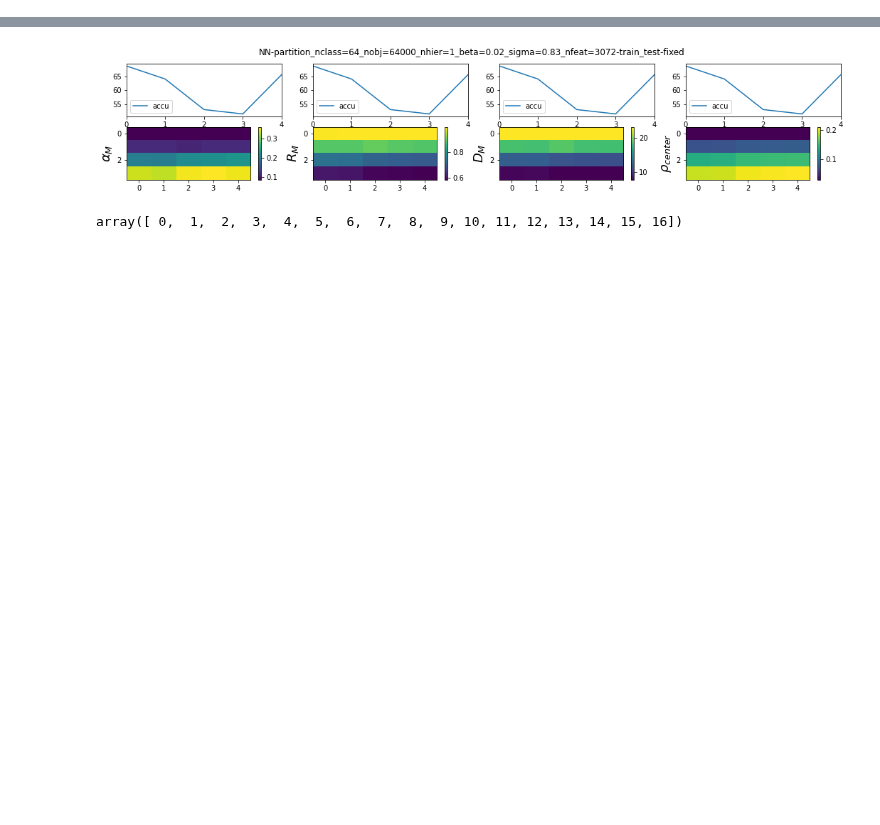
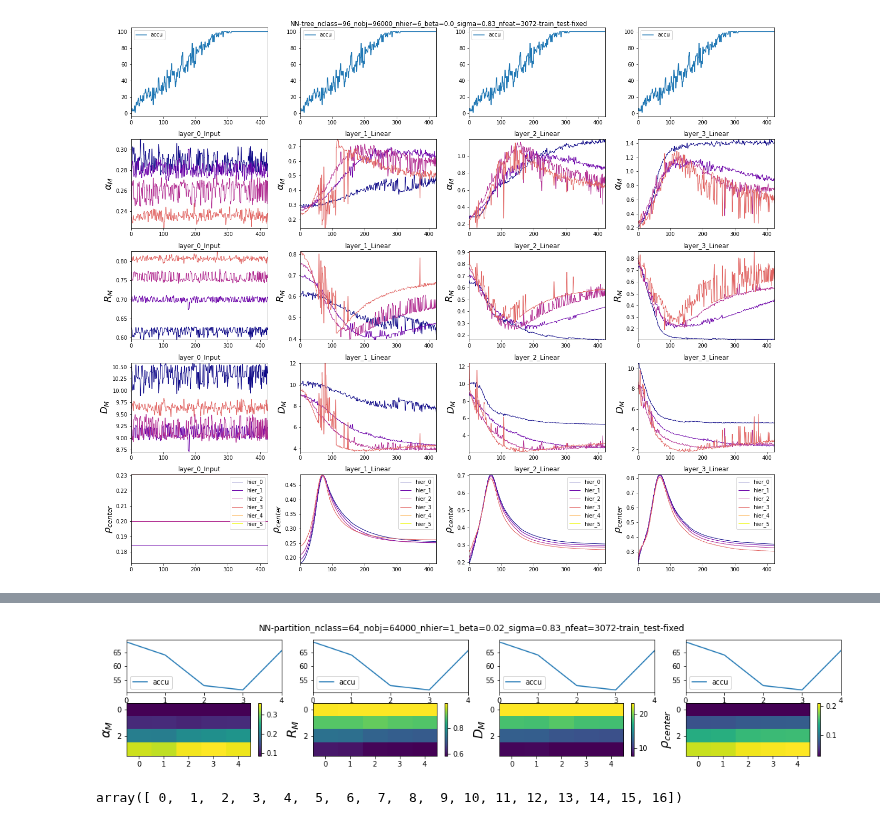
Before and after one commit to eghbalhosseini/neural_manifolds, a Jupyter notebook: manifold_during_training.ipynb, the cells around one changed output, grey strips where cells are left out. Drawn from its saved outputs; the diff is of its cells as text; code cells hidden in the pictures; blank space fills up the shorter version.

```diff
--- a/manifold_during_training.ipynb
+++ b/manifold_during_training.ipynb
@@ -113,0 +99,73 @@ array([  0,   1,   2,   3,   4,   5,   6,   7,   8,   9,  10,  11,  12,
+# %%
+fig, axes = plt.subplots(5, len(mftma_res.keys()), figsize=(18, 15))
+axes=axes.flatten()
+for k in range(4):
+    im=axes[k].plot(seq,accu)
+    axes[k].legend(['accu'])
+    axes[k].set_xlim(min(seq), max(seq))
+for j, key in enumerate(mftma_res.keys()):
+    mftma=[x['mftma'] for x in mftma_res[key]]
+    layer_cap=[[x['capacities'] for x in y] for y in mftma]
+    layer_cap=np.stack(layer_cap).squeeze()
+    h0=cm.get_cmap('plasma_r',(layer_cap.shape[1]))
+    h0_c=np.flipud(h0(np.arange(layer_cap.shape[1])/layer_cap.shape[1]))
+    for i in range(layer_cap.shape[1]):
+            im=axes[4+j].plot(layer_cap[:,i],color=h0_c[i,:],linewidth=1,label='hier_'+str(i))
+    axes[4+j].set_ylabel(r'$\alpha_M$', fontsize=18)
+    axes[4+j].set_xlim(min(seq), max(seq))
+    axes[4+j].set_ylim(np.nanmin(layer_cap),np.nanmax(layer_cap))
+    #axes[4+j].legend()
+    axes[4+j].set_title(key)
+    #fig.colorbar(im, ax=axes[4*(k+1)])
+
+idx=8
+for j, key in enumerate(mftma_res.keys()):
+    mftma=[x['mftma'] for x in mftma_res[key]]
+    layer_cap=[[x['radii'] for x in y] for y in mftma]
+    layer_cap=np.stack(layer_cap).squeeze()
+    h0=cm.get_cmap('plasma_r',(layer_cap.shape[1]))
+    h0_c=np.flipud(h0(np.arange(layer_cap.shape[1])/layer_cap.shape[1]))
+    for i in range(layer_cap.shape[1]):
+            im=axes[idx+j].plot(layer_cap[:,i],color=h0_c[i,:],linewidth=1,label='hier_'+str(i))
+    axes[idx+j].set_ylabel(r'$R_M$', fontsize=18)
+    axes[idx+j].set_xlim(min(seq), max(seq))
+    axes[idx+j].set_ylim(np.nanmin(layer_cap),np.nanmax(layer_cap))
+
+    axes[idx+j].set_title(key)
+
+idx=12
+for j, key in enumerate(mftma_res.keys()):
+    mftma=[x['mftma'] for x in mftma_res[key]]
+    layer_cap=[[x['dimensions'] for x in y] for y in mftma]
+    layer_cap=np.stack(layer_cap).squeeze()
+    h0=cm.get_cmap('plasma_r',(layer_cap.shape[1]))
+    h0_c=np.flipud(h0(np.arange(layer_cap.shape[1])/layer_cap.shape[1]))
+    for i in range(layer_cap.shape[1]):
+            im=axes[idx+j].plot(layer_cap[:,i],color=h0_c[i,:],linewidth=1,label='hier_'+str(i))
+    axes[idx+j].set_ylabel(r'$D_M$', fontsize=18)
+    axes[idx+j].set_xlim(min(seq), max(seq))
+    axes[idx+j].set_ylim(np.nanmin(layer_cap),np.nanmax(layer_cap))
+
+    axes[idx+j].set_title(key)
+
+idx=16
+for j, key in enumerate(mftma_res.keys()):
+    mftma=[x['mftma'] for x in mftma_res[key]]
+    layer_cap=[[x['correlations'] for x in y] for y in mftma]
+    layer_cap=np.stack(layer_cap).squeeze()
+    h0=cm.get_cmap('plasma_r',(layer_cap.shape[1]))
+    h0_c=np.flipud(h0(np.arange(layer_cap.shape[1])/layer_cap.shape[1]))
+    for i in range(layer_cap.shape[1]):
+            im=axes[idx+j].plot(layer_cap[:,i],color=h0_c[i,:],linewidth=1,label='hier_'+str(i))
+    axes[idx+j].set_ylabel(r'$\rho_{center}$', fontsize=18)
+    axes[idx+j].set_xlim(min(seq), max(seq))
+    axes[idx+j].set_ylim(np.nanmin(layer_cap),np.nanmax(layer_cap))
+    axes[idx+j].legend()
+    axes[idx+j].set_title(key)
+
+plt.suptitle(model_identifier)
+plt.tight_layout()
+plt.show()
+fig.savefig(os.path.join(analyze_dir,model_identifier,analyze_identifier,'hierarchy_vals_during_training.png'),transparent=True)
+# %% [output]
+[figure, added]
```
Also changed, not shown: parts of 4 cells of this notebook.
